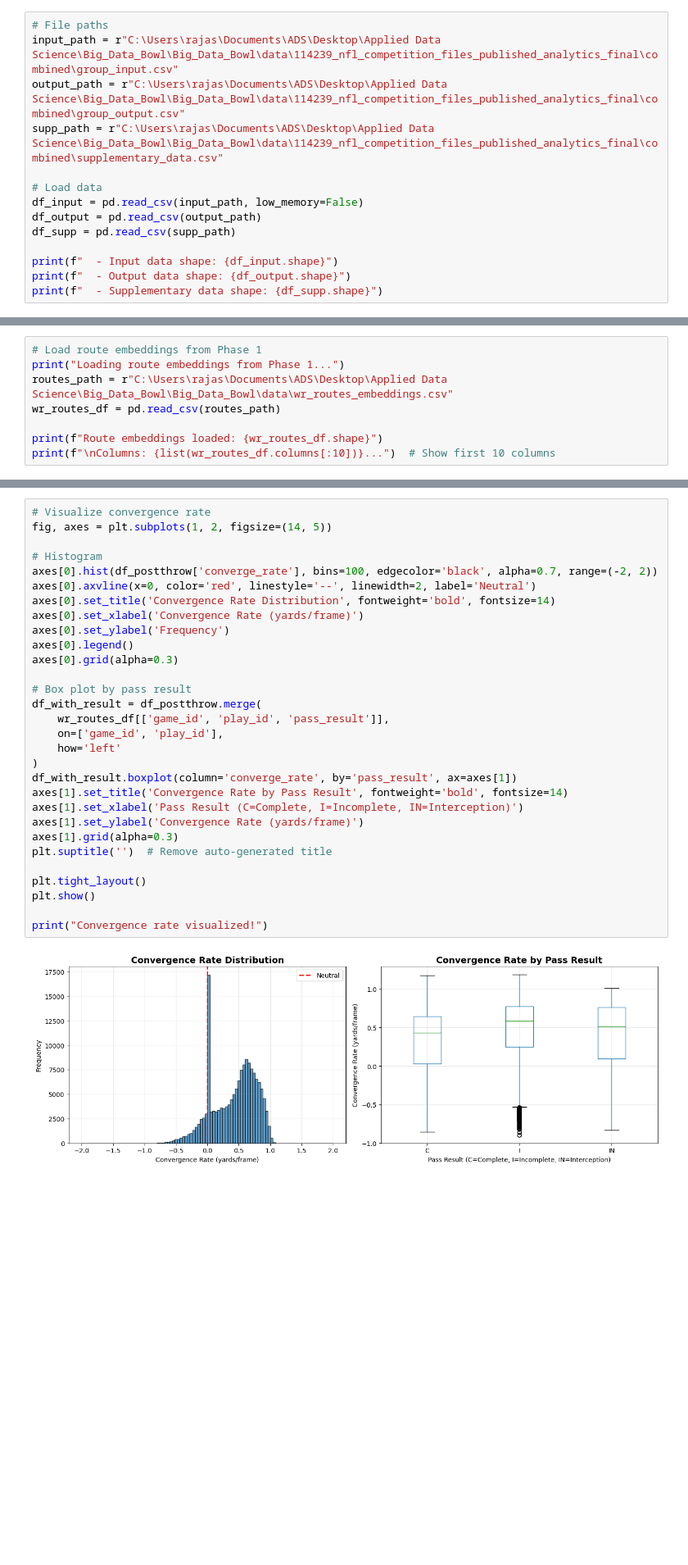
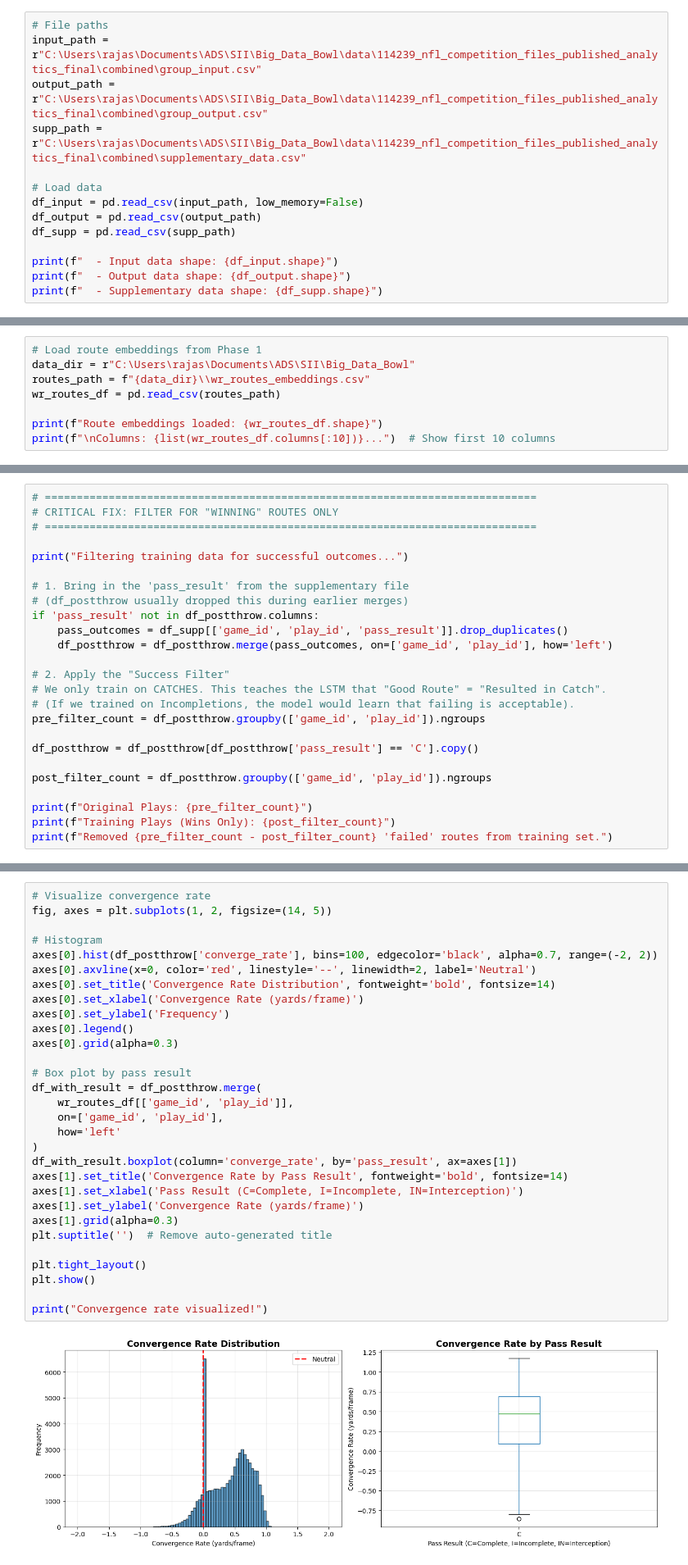
Before and after one commit to Prodoorknob/Big_Data_Bowl, a Jupyter notebook: BDB_2026.ipynb, the cells around one changed output, grey strips where cells are left out. Shown at 82% size. Saved outputs shown, nothing was run; the diff lists cells and outputs as text; blank space fills up the shorter version.

```diff
--- a/BDB_2026.ipynb
+++ b/BDB_2026.ipynb
@@ -19,9 +19,9 @@ pd.set_option('display.width', 1000)
 ### Load Data
 # %%
 # File paths
-input_path = r"C:\Users\rajas\Documents\ADS\Desktop\Applied Data Science\Big_Data_Bowl\Big_Data_Bowl\data\114239_nfl_competition_files_published_analytics_final\combined\group_input.csv"
-output_path = r"C:\Users\rajas\Documents\ADS\Desktop\Applied Data Science\Big_Data_Bowl\Big_Data_Bowl\data\114239_nfl_competition_files_published_analytics_final\combined\group_output.csv"
-supp_path = r"C:\Users\rajas\Documents\ADS\Desktop\Applied Data Science\Big_Data_Bowl\Big_Data_Bowl\data\114239_nfl_competition_files_published_analytics_final\combined\supplementary_data.csv"
+input_path = r"C:\Users\rajas\Documents\ADS\SII\Big_Data_Bowl\data\114239_nfl_competition_files_published_analytics_final\combined\group_input.csv"
+output_path = r"C:\Users\rajas\Documents\ADS\SII\Big_Data_Bowl\data\114239_nfl_competition_files_published_analytics_final\combined\group_output.csv"
+supp_path = r"C:\Users\rajas\Documents\ADS\SII\Big_Data_Bowl\data\114239_nfl_competition_files_published_analytics_final\combined\supplementary_data.csv"
 
 # Load data
 df_input = pd.read_csv(input_path, low_memory=False)
@@ -1169,8 +1136,8 @@ ALL AUTOMATED CHECKS PASSED!
 #### Step 1: Load Post-Throw Data and Route Embeddings
 # %%
 # Load route embeddings from Phase 1
-print("Loading route embeddings from Phase 1...")
-routes_path = r"C:\Users\rajas\Documents\ADS\Desktop\Applied Data Science\Big_Data_Bowl\Big_Data_Bowl\data\wr_routes_embeddings.csv"
+data_dir = r"C:\Users\rajas\Documents\ADS\SII\Big_Data_Bowl"
+routes_path = f"{data_dir}\\wr_routes_embeddings.csv"
 wr_routes_df = pd.read_csv(routes_path)
 
 print(f"Route embeddings loaded: {wr_routes_df.shape}")
@@ -1358,0 +1325,25 @@ Median: 6.10 yards
+# %%
+# =============================================================================
+# CRITICAL FIX: FILTER FOR "WINNING" ROUTES ONLY
+# =============================================================================
+
+print("Filtering training data for successful outcomes...")
+
+# 1. Bring in the 'pass_result' from the supplementary file
+# (df_postthrow usually dropped this during earlier merges)
+if 'pass_result' not in df_postthrow.columns:
+    pass_outcomes = df_supp[['game_id', 'play_id', 'pass_result']].drop_duplicates()
+    df_postthrow = df_postthrow.merge(pass_outcomes, on=['game_id', 'play_id'], how='left')
+
+# 2. Apply the "Success Filter"
+# We only train on CATCHES. This teaches the LSTM that "Good Route" = "Resulted in Catch".
+# (If we trained on Incompletions, the model would learn that failing is acceptable).
+pre_filter_count = df_postthrow.groupby(['game_id', 'play_id']).ngroups
+
+df_postthrow = df_postthrow[df_postthrow['pass_result'] == 'C'].copy()
+
+post_filter_count = df_postthrow.groupby(['game_id', 'play_id']).ngroups
+
+print(f"Original Plays: {pre_filter_count}")
+print(f"Training Plays (Wins Only): {post_filter_count}")
+print(f"Removed {pre_filter_count - post_filter_count} 'failed' routes from training set.")
@@ -1481,35 +1477,35 @@ Distribution:
 # %%
 # Visualize convergence rate
 fig, axes = plt.subplots(1, 2, figsize=(14, 5))
 
 # Histogram
 axes[0].hist(df_postthrow['converge_rate'], bins=100, edgecolor='black', alpha=0.7, range=(-2, 2))
 axes[0].axvline(x=0, color='red', linestyle='--', linewidth=2, label='Neutral')
 axes[0].set_title('Convergence Rate Distribution', fontweight='bold', fontsize=14)
 axes[0].set_xlabel('Convergence Rate (yards/frame)')
 axes[0].set_ylabel('Frequency')
 axes[0].legend()
 axes[0].grid(alpha=0.3)
 
 # Box plot by pass result
 df_with_result = df_postthrow.merge(
-    wr_routes_df[['game_id', 'play_id', 'pass_result']],
+    wr_routes_df[['game_id', 'play_id']],
     on=['game_id', 'play_id'],
     how='left'
 )
 df_with_result.boxplot(column='converge_rate', by='pass_result', ax=axes[1])
 axes[1].set_title('Convergence Rate by Pass Result', fontweight='bold', fontsize=14)
 axes[1].set_xlabel('Pass Result (C=Complete, I=Incomplete, IN=Interception)')
 axes[1].set_ylabel('Convergence Rate (yards/frame)')
 axes[1].grid(alpha=0.3)
 plt.suptitle('')  # Remove auto-generated title
 
 plt.tight_layout()
 plt.show()
 
 print("Convergence rate visualized!")
 # %% [output]
-[figure, old version]
+[figure, new version]
 Convergence rate visualized!
 # %% [markdown]
 #### Step 3: Define Sequence Parameters
```
Also changed, not shown: parts of 40 cells of this notebook, 11 other files.
